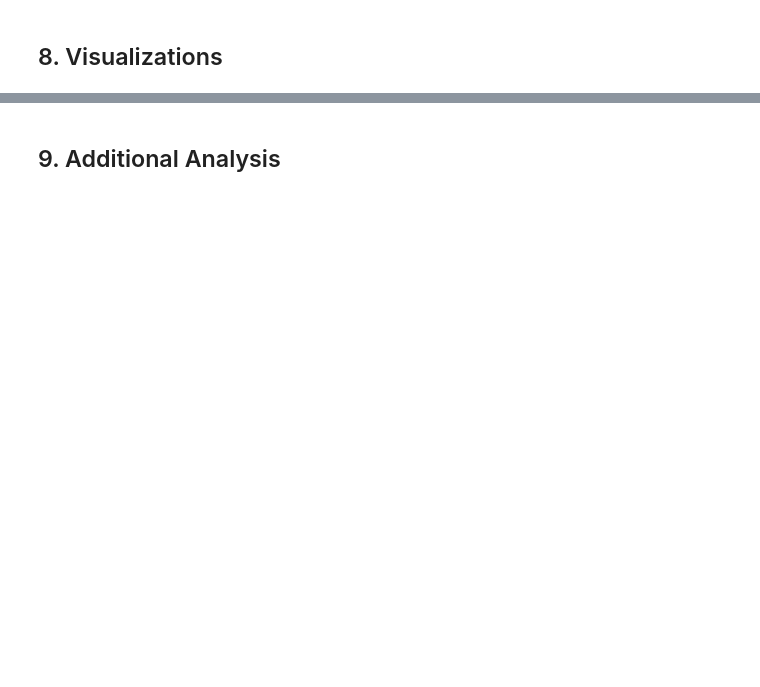
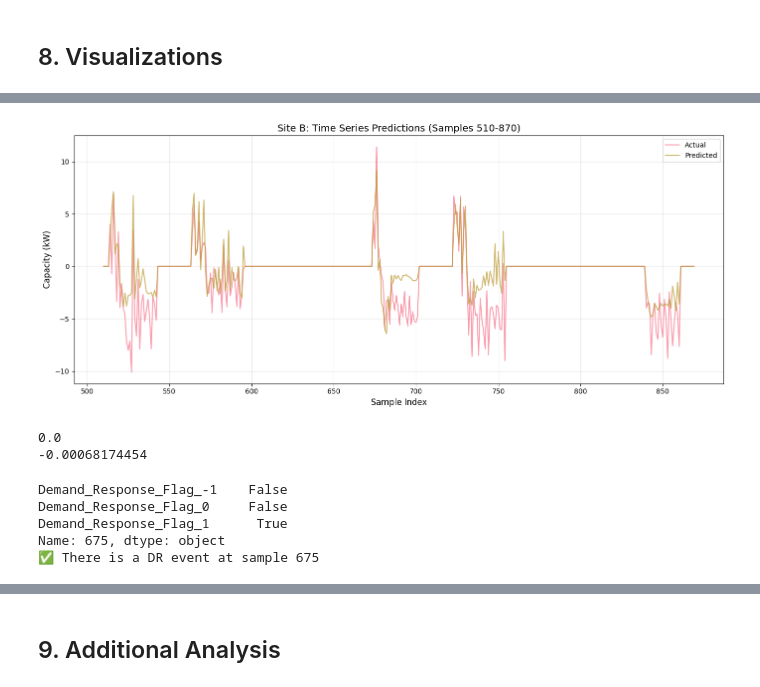
Before and after one commit to xXTime-OnXx/aicomp-flextrack, a Jupyter notebook: _test-folder/evaluate_lstm_model.ipynb, the cells around one changed output, grey strips where cells are left out. Drawn from its saved outputs; the diff is of its cells as text; code cells hidden in the pictures; blank space fills up the shorter version.

```diff
--- a/_test-folder/evaluate_lstm_model.ipynb
+++ b/_test-folder/evaluate_lstm_model.ipynb
@@ -5,7 +5,7 @@ Load a trained model checkpoint and visualize predictions on validation data (Si
 ## 1. Configuration
 Update these settings to match your model and data paths
 # %%
-model_number = 3  # Change this to switch between different model configurations
+model_number = 4  # Change this to switch between different model configurations
 
 if model_number == 1:
     # Best model from basic regression notebook run
@@ -40,6 +40,17 @@ elif model_number == 3:
         'dropout': 0.4,        # Dropout from best run
         'sequence_length': 48  # Sequence length
     }
+elif model_number == 4:
+    # Model run from training only on events with different hyperparameters
+    MODEL_CHECKPOINT = "C:/Github_FabianDubach/aicomp-flextrack/wandb/run-20251128_133531-utbdaq53/files/best_model.pt"
+    MODEL_CONFIG = {
+        'input_size': 37,      # Number of features
+        'hidden_size': 64,    # Hidden layer size from best run
+        'num_layers': 4,       # Number of LSTM layers from best run
+        'output_size': 1,      # Output size
+        'dropout': 0.15816372968738704,        # Dropout from best run
+        'sequence_length': 36  # Sequence length
+    }
 
 # Data paths
 DATA_PATH = "C:/Github_FabianDubach/aicomp-flextrack/data/regression/"
@@ -460,27 +578,41 @@ plt.show()
 # %%
-zoomed = False
+zoomed = 1
 
-if zoomed:
-    sample_start = 525
-    sample_end = 625
-else:
-    sample_start = 525
-    sample_end = 900
+if zoomed == 0: # Zoomed out view
+    sample_start = 500
+    sample_end = 3000
+elif zoomed == 1: # Zoomed in on several events
+    sample_start = 510
+    sample_end = 870
+elif zoomed == 2: # 2 load shift cases
+    sample_start = 510
+    sample_end = 600
+elif zoomed == 3: # 1 DR=+1 case and 1 load shift case
+    sample_start = 1100
+    sample_end = 1200
+elif zoomed == 4: # 2 DR=+1 cases
+    sample_start = 1840
+    sample_end = 1980
 
 plt.figure(figsize=(14, 6))
 x = np.arange(sample_start, min(sample_end, len(targets)))
 plt.plot(x, targets[sample_start:sample_end], label='Actual', alpha=0.7, linewidth=1.5)
 plt.plot(x, predictions_corrected[sample_start:sample_end], label='Predicted', alpha=0.7, linewidth=1.5)
 plt.xlabel('Sample Index', fontsize=12)
 plt.ylabel('Capacity (kW)', fontsize=12)
 plt.title(f'Site B: Time Series Predictions (Samples {sample_start}-{sample_end})', fontsize=14)
 plt.legend()
 plt.grid(True, alpha=0.3)
 plt.tight_layout()
 plt.show()
+# %% [output]
+[figure, added]
 # %%
 print(targets[600])
 print(predictions[600])
+# %% [output]
+0.0
+-0.00068174454
 # %%
 # After masking
 df_val_masked = df_train_site_b[mask_site_b].reset_index(drop=True)
@@ -497,6 +629,12 @@ if dr_flags['Demand_Response_Flag_1'] == 1:
     print("✅ There is a DR event at sample 675")
 else:
     print("❌ No DR event at sample 675")
+# %% [output]
+Demand_Response_Flag_-1    False
+Demand_Response_Flag_0     False
+Demand_Response_Flag_1      True
+Name: 675, dtype: object
+✅ There is a DR event at sample 675
 # %%
 # Error distribution
 errors = targets - predictions
```
Also changed, not shown: parts of 23 cells of this notebook, 1 other file.
